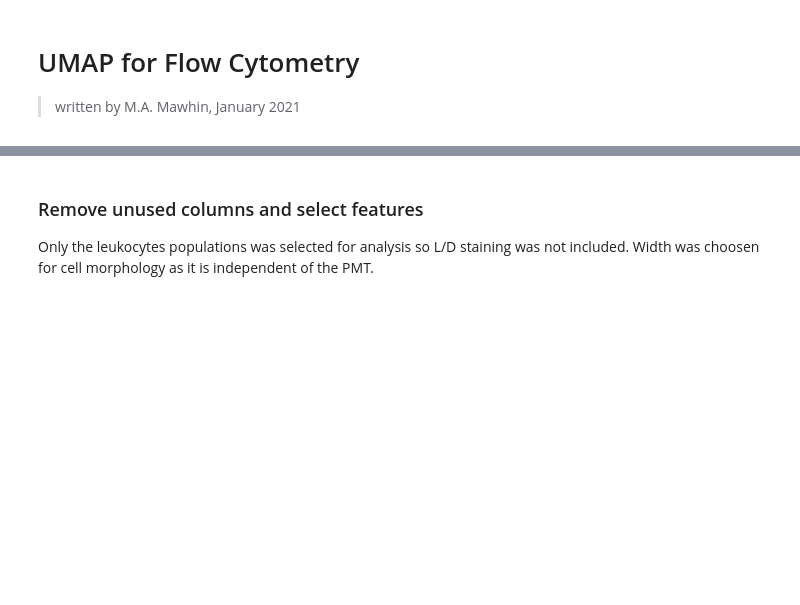
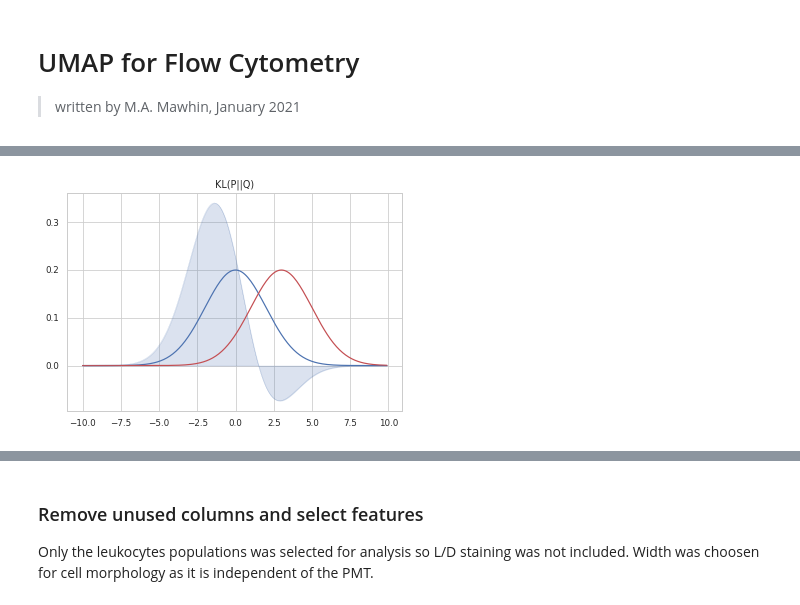
Before and after one commit to Marie-anneMawhin/blog, a Jupyter notebook: _notebooks/2021-01-29-parametric_UMAP_blog.ipynb, the cells around one changed output, grey strips where cells are left out. Saved outputs shown, nothing was run; the diff lists cells and outputs as text; code cells hidden in the pictures; blank space fills up the shorter version.

Commit message:
added KL divergence

```diff
--- a/_notebooks/2021-01-29-parametric_UMAP_blog.ipynb
+++ b/_notebooks/2021-01-29-parametric_UMAP_blog.ipynb
@@ -48,0 +24,19 @@ import umap
+# %%
+def kl_divergence(x):
+    p = norm.pdf(x, 0, 2)
+    q = norm.pdf(x, 3, 2)
+    kl = p * np.log(p /q)
+    return p, q, kl
+# %%
+x = np.arange(-10, 10, 0.1)
+p, q, kl = kl_divergence(x)
+# %%
+sns.set('paper', 'whitegrid')
+plt.plot(x, p, c='b')
+plt.plot(x, q, c='r')
+plt.plot(x, kl, lw=0.1, c='b')
+plt.fill_between(x, kl, alpha=0.2, color='b')
+plt.title('KL(P||Q)')
+plt.show()
+# %% [output]
+[figure, added]
```
Also changed, not shown: parts of 5 cells of this notebook.
